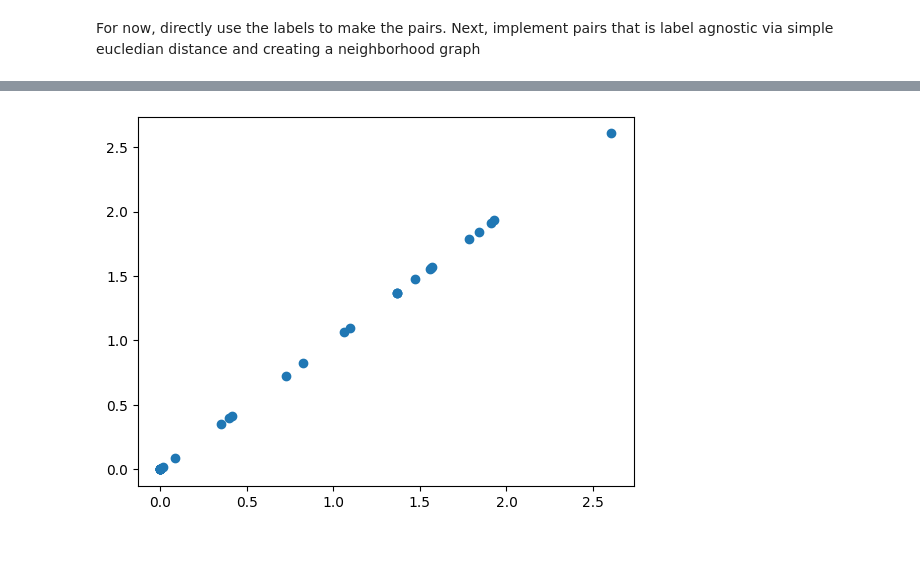
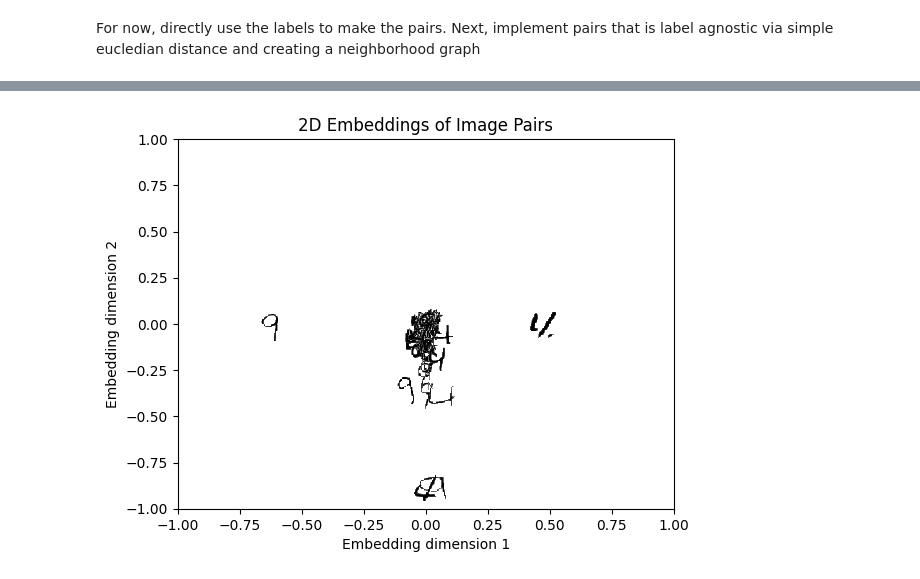
Before and after one commit to cchu70/klab_rotation, a Jupyter notebook: 08_Simple-MLP-unsupervised.ipynb, the cells around one changed output, grey strips where cells are left out. Saved outputs shown, nothing was run; the diff lists cells and outputs as text; code cells hidden in the pictures; blank space fills up the shorter version.

```diff
--- a/08_Simple-MLP-unsupervised.ipynb
+++ b/08_Simple-MLP-unsupervised.ipynb
@@ -144,5 +103,49 @@ KeyError: tensor([0., 0., 1., 0., 0., 1., 0., 1., 1., 0., 1., 0., 0., 1., 0., 1.
-# %%
-plt.scatter(pred[0][:, 0], pred[0][:, 0])
-plt.show()
-# %% [output]
-[figure, removed]
+# %%
+DrLIM_model.eval()
+colors = {1: 'ro--', 0: 'ko--'}
+with torch.no_grad():
+    for X, y in train_pair_dataloader:
+        pred = DrLIM_model(X)
+        for i in range(len(pred[0])):
+            plt.plot([pred[0][i, 0], pred[1][i, 0]], [pred[0][i, 1], pred[1][i, 1]], colors[y[i].item()])
+    plt.show()
+# %%
+from matplotlib.offsetbox import AnnotationBbox, OffsetImage
+
+DrLIM_model.eval()
+colors = {1: 'red', 0: 'black'}  # Solid colors for points
+line_styles = {1: 'r--', 0: 'k--'}  # Dashed lines for connections
+fig, ax = plt.subplots()
+
+ax.set_xlabel('Embedding dimension 1')
+ax.set_ylabel('Embedding dimension 2')
+ax.set_title('2D Embeddings of Image Pairs')
+ax.set_ylim(-1, 1)
+ax.set_xlim(-1, 1)
+
+def plot_img_embedding(img, x, y):
+    img[img < -0.1] = np.nan
+    im = OffsetImage(img, cmap='gray_r', zoom=1.0)
+    return AnnotationBbox(im, (x, y), xycoords='data', frameon=False)
+
+with torch.no_grad():
+    artists = []
+    for X, y in train_pair_dataloader:
+        pred = DrLIM_model(X)
+
+        for i in range(len(pred[0])):
+            # Plot points for both images in the pair
+            # plt.scatter(pred[0][i, 0], pred[0][i, 1], c=colors[y[i].item()], alpha=0.6)
+            # plt.scatter(pred[1][i, 0], pred[1][i, 1], c=colors[y[i].item()], alpha=0.6)
+
+            ab = plot_img_embedding(X[0][i].permute(1, 2, 0).numpy(), pred[0][i, 0].item(), pred[0][i, 1].item())
+            ax.add_artist(ab)
+
+            ab = plot_img_embedding(X[1][i].permute(1, 2, 0).numpy(), pred[1][i, 0].item(), pred[1][i, 1].item())
+            ax.add_artist(ab)
+
+        break
+
+    plt.show()
+# %% [output]
+[figure, added]
```
Also changed, not shown: parts of 18 cells of this notebook, 4 other files.
